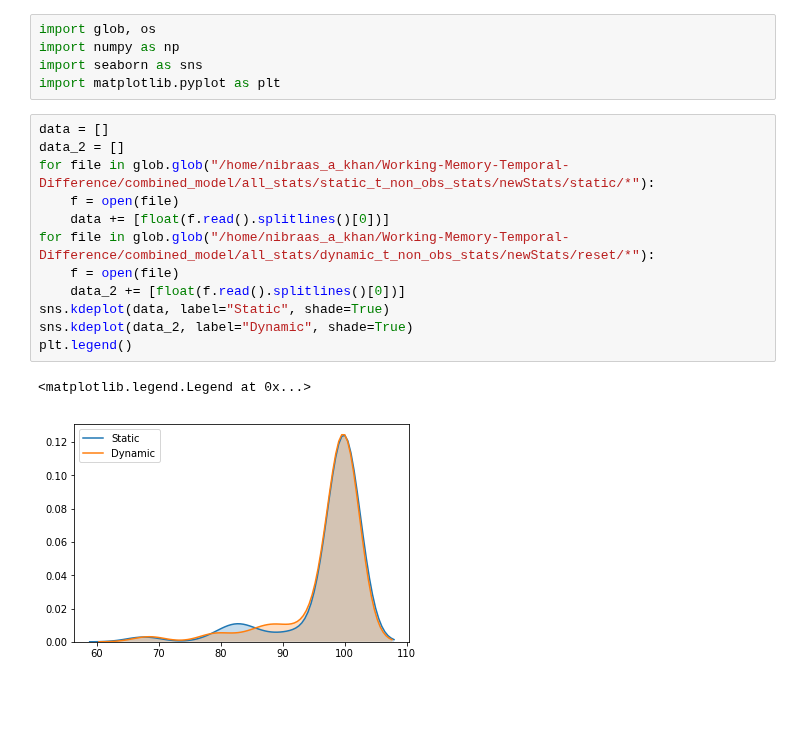
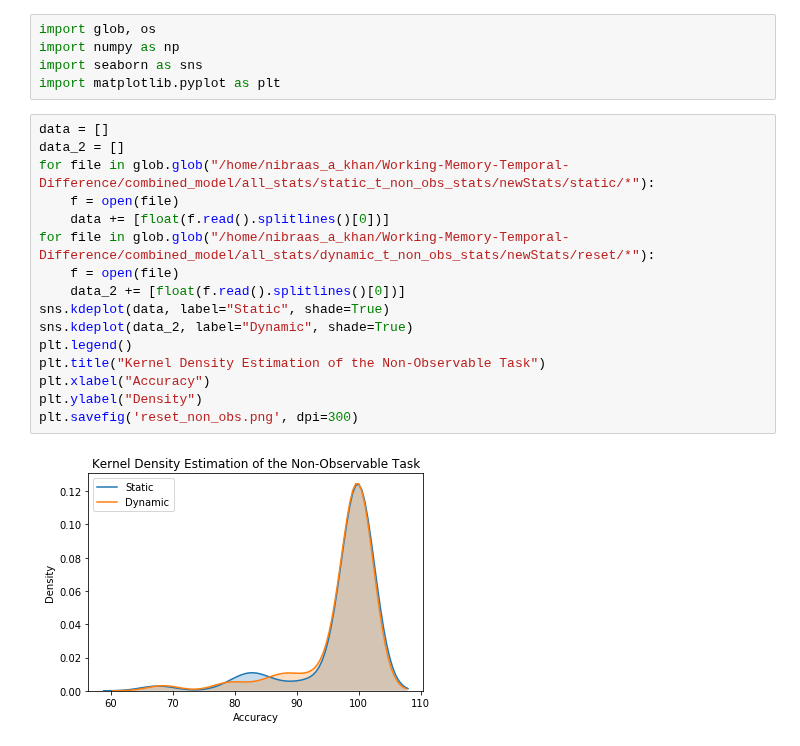
Before and after one commit to nibraaska/Working-Memory-Temporal-Difference, a Jupyter notebook: combined_model/stats.ipynb, the cells around one changed output. Drawn from its saved outputs; the diff is of its cells as text; blank space fills up the shorter version.

Commit message:
Added plots

```diff
--- a/combined_model/stats.ipynb
+++ b/combined_model/stats.ipynb
@@ -6,18 +6,21 @@ import matplotlib.pyplot as plt
 # %%
 data = []
 data_2 = []
 for file in glob.glob("/home/nibraas_a_khan/Working-Memory-Temporal-Difference/combined_model/all_stats/static_t_non_obs_stats/newStats/static/*"):
     f = open(file)
     data += [float(f.read().splitlines()[0])]
 for file in glob.glob("/home/nibraas_a_khan/Working-Memory-Temporal-Difference/combined_model/all_stats/dynamic_t_non_obs_stats/newStats/reset/*"):
     f = open(file)
     data_2 += [float(f.read().splitlines()[0])]
 sns.kdeplot(data, label="Static", shade=True)
 sns.kdeplot(data_2, label="Dynamic", shade=True)
 plt.legend()
+plt.title("Kernel Density Estimation of the Non-Observable Task")
+plt.xlabel("Accuracy")
+plt.ylabel("Density")
+plt.savefig('reset_non_obs.png', dpi=300)
 # %% [output]
-<matplotlib.legend.Legend at 0x...>
-[figure, old version]
+[figure, new version]
 # %%
 data = []
 data_2 = []
```
Also changed, not shown: parts of 4 cells of this notebook, 5 other files.
